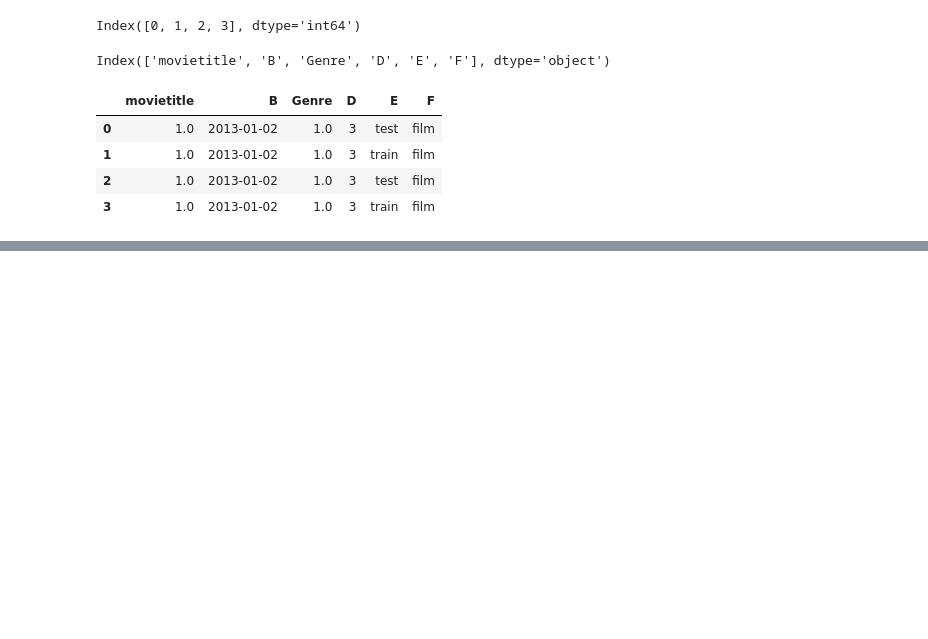
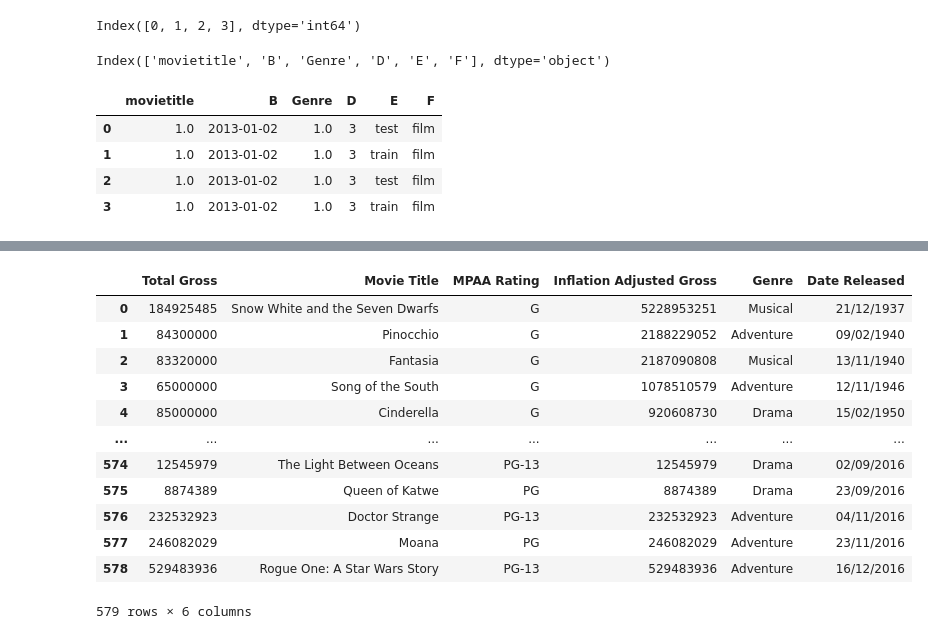
Before and after one commit to TouseefDataScientist/Artificialintelligence, a Jupyter notebook: practice1.ipynb, the cells around one changed output, grey strips where cells are left out. Drawn from its saved outputs; the diff is of its cells as text; code cells hidden in the pictures; blank space fills up the shorter version.

```diff
--- a/practice1.ipynb
+++ b/practice1.ipynb
@@ -97,0 +114,2 @@ df[0:39]
+# %%
+df=pd.read_csv("disney movie total gross.csv")
@@ -97,0 +167,16 @@ df[0:39]
+# %%
+df.sort_index(axis=1, ascending=False)
+# %% [output]
+|  | Total Gross | Movie Title | MPAA Rating | Inflation Adjusted Gross | Genre | Date Released |
+| 0 | 184925485 | Snow White and the Seven Dwarfs | G | 5228953251 | Musical | 21/12/1937 |
+| 1 | 84300000 | Pinocchio | G | 2188229052 | Adventure | 09/02/1940 |
+| 2 | 83320000 | Fantasia | G | 2187090808 | Musical | 13/11/1940 |
+| 3 | 65000000 | Song of the South | G | 1078510579 | Adventure | 12/11/1946 |
+| 4 | 85000000 | Cinderella | G | 920608730 | Drama | 15/02/1950 |
+| ... | ... | ... | ... | ... | ... | ... |
+| 574 | 12545979 | The Light Between Oceans | PG-13 | 12545979 | Drama | 02/09/2016 |
+| 575 | 8874389 | Queen of Katwe | PG | 8874389 | Drama | 23/09/2016 |
+| 576 | 232532923 | Doctor Strange | PG-13 | 232532923 | Adventure | 04/11/2016 |
+| 577 | 246082029 | Moana | PG | 246082029 | Adventure | 23/11/2016 |
+| 578 | 529483936 | Rogue One: A Star Wars Story | PG-13 | 529483936 | Adventure | 16/12/2016 |
+579 rows × 6 columns
```
Also changed, not shown: parts of 25 cells of this notebook.
